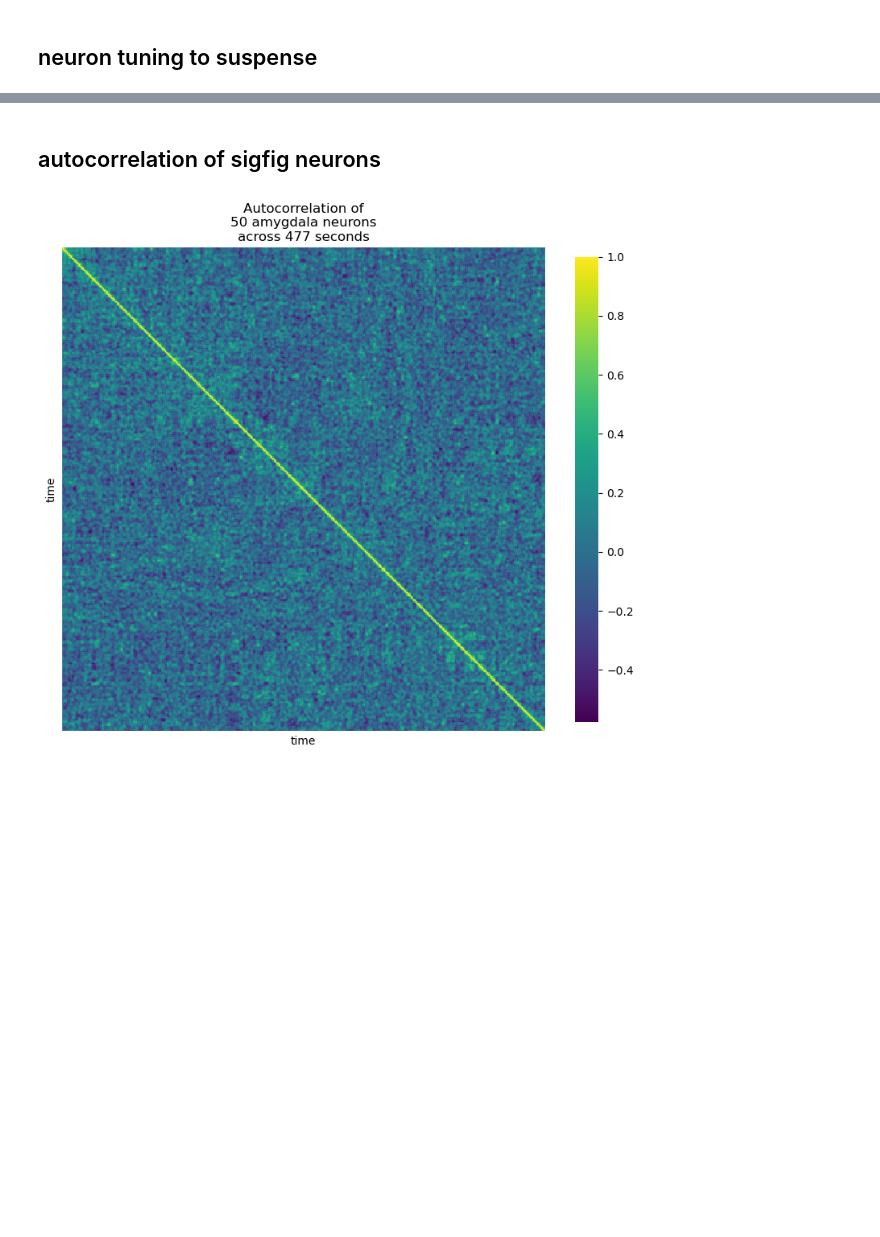
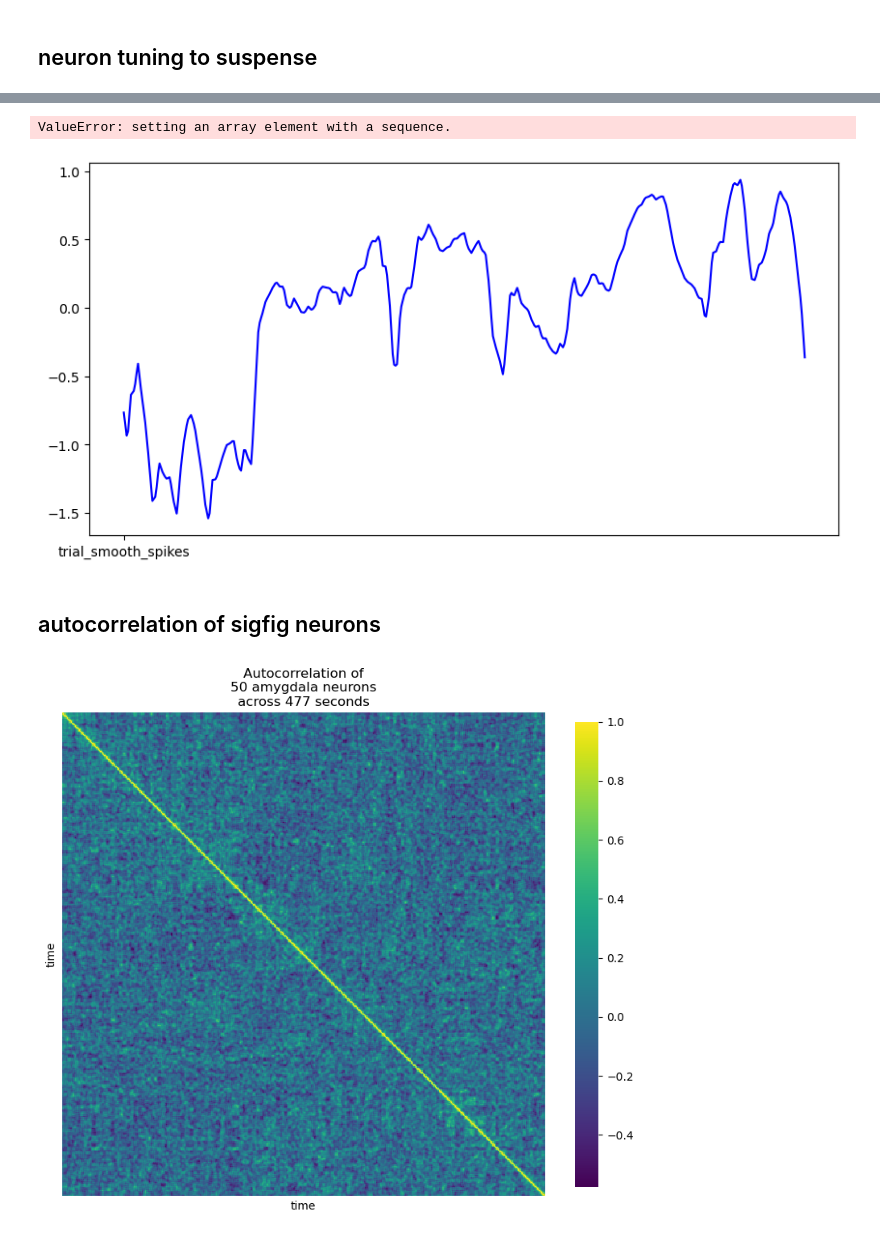
Before and after one commit to NuttidaLab/movie_analysis, a Jupyter notebook: encoding_analyses.ipynb, the cells around one changed output, grey strips where cells are left out. Drawn from its saved outputs; the diff is of its cells as text; code cells hidden in the pictures; blank space fills up the shorter version.

```diff
--- a/encoding_analyses.ipynb
+++ b/encoding_analyses.ipynb
@@ -493,3 +493,16 @@ suspense_df.head()
+# %%
+fig = plt.figure(figsize=(10, 5))
+plt.plot(stretched_suspense, linestyle='-', color='blue')
+for _, neur in suspense_df.head(1).iterrows():
+    plt.plot(neur['trial_smooth_spikes'])
+    # plt.plot(neur['trial_smooth_spikes'])
+plt.xlabel('Time (s)')
+plt.ylabel('Firing Rate (Hz)')
+plt.legend()
+plt.show()
+# %% [output]
+ValueError: setting an array element with a sequence.
+[figure, added]
 # %% [markdown]
 ## autocorrelation of sigfig neurons
 # %%
```
Also changed, not shown: parts of 10 cells of this notebook, 3 other files.
